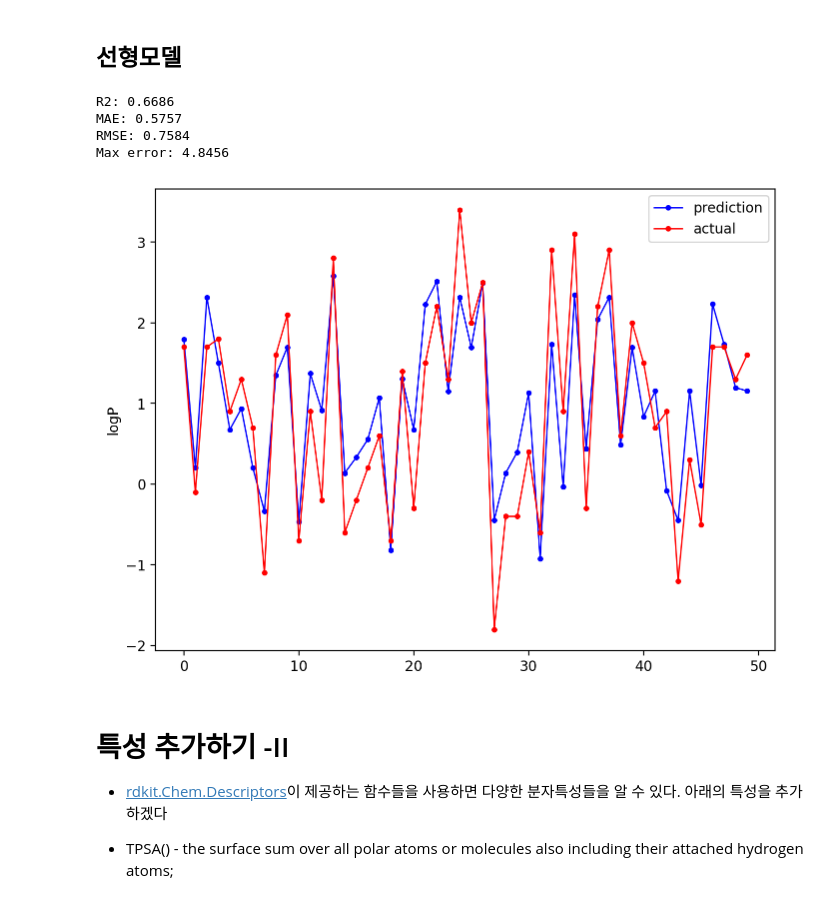
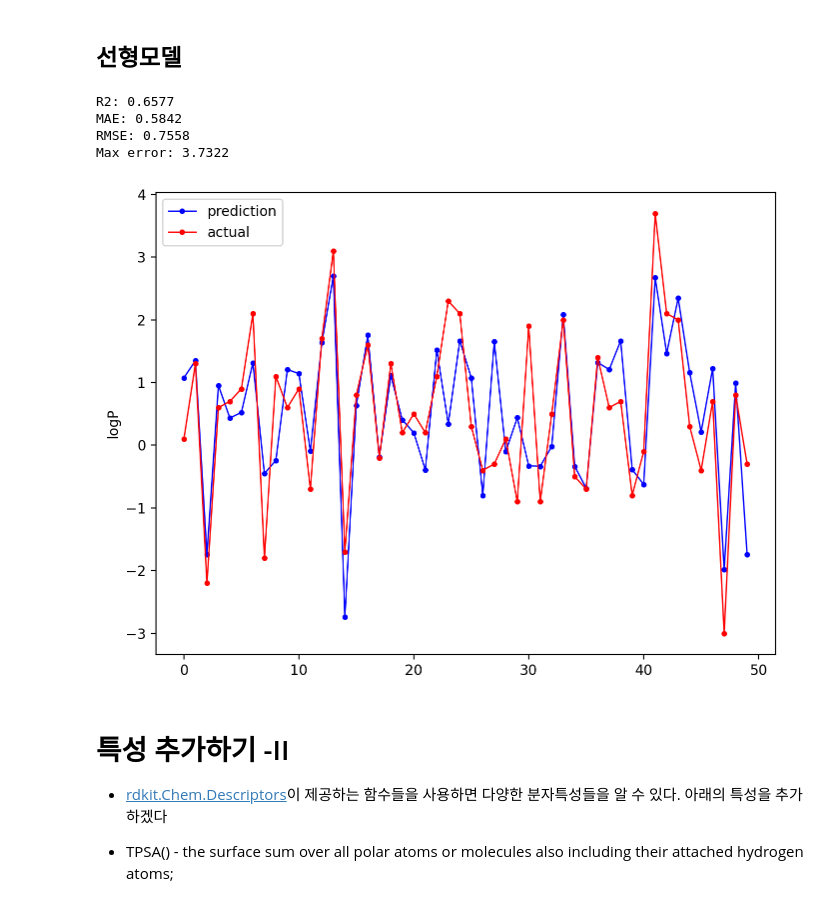
Before and after one commit to StillWork/AIDD0713, a Jupyter notebook: z3_MachineLearning.ipynb, the cells around one changed output. Cells and saved outputs as stored; diff of their text form; code cells hidden in the pictures.

```diff
--- a/z3_MachineLearning.ipynb
+++ b/z3_MachineLearning.ipynb
@@ -292,15 +274,16 @@ def show_reg_result(y_test, y_pred, N=50):
 ## 선형모델
 # %%
 # 모델 학습 및 성능 평가
-lin.fit(train.X, train.y)
-y_pred = lin.predict(test.X)
-show_reg_result(y_test, y_pred, 100)
+lin = LinearRegression() # y = ax + b
+lin.fit(X_train, y_train)
+y_pred = lin.predict(X_test) # logP의 예측값
+show_reg_result(y_test, y_pred)
 # %% [output]
-R2: 0.6686
-MAE: 0.5757
-RMSE: 0.7584
-Max error: 4.8456
+R2: 0.6577
+MAE: 0.5842
+RMSE: 0.7558
+Max error: 3.7322
-[figure, old version]
+[figure, new version]
 # %% [markdown]
 # 특성 추가하기 -II
 
```
Also changed, not shown: parts of 12 cells of this notebook.
